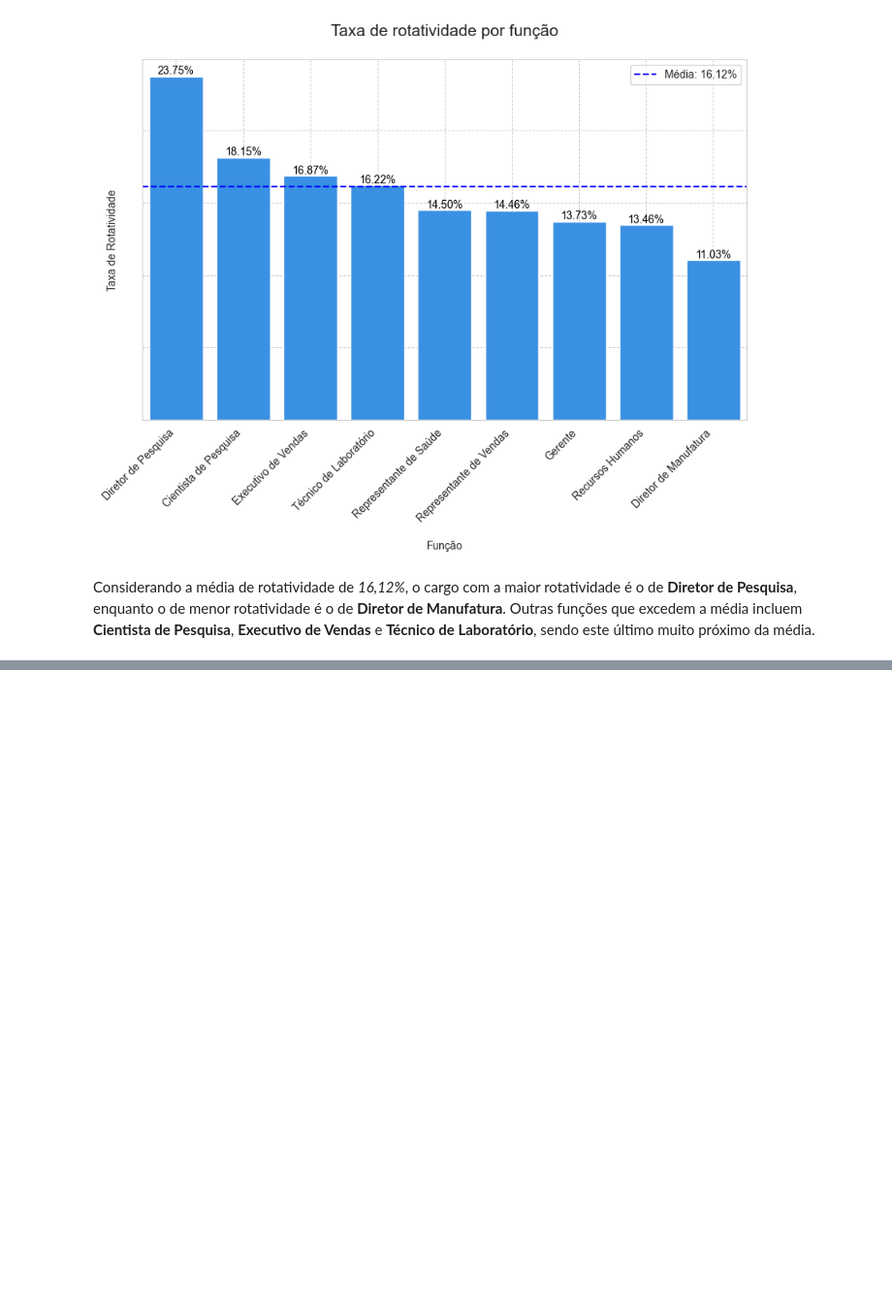
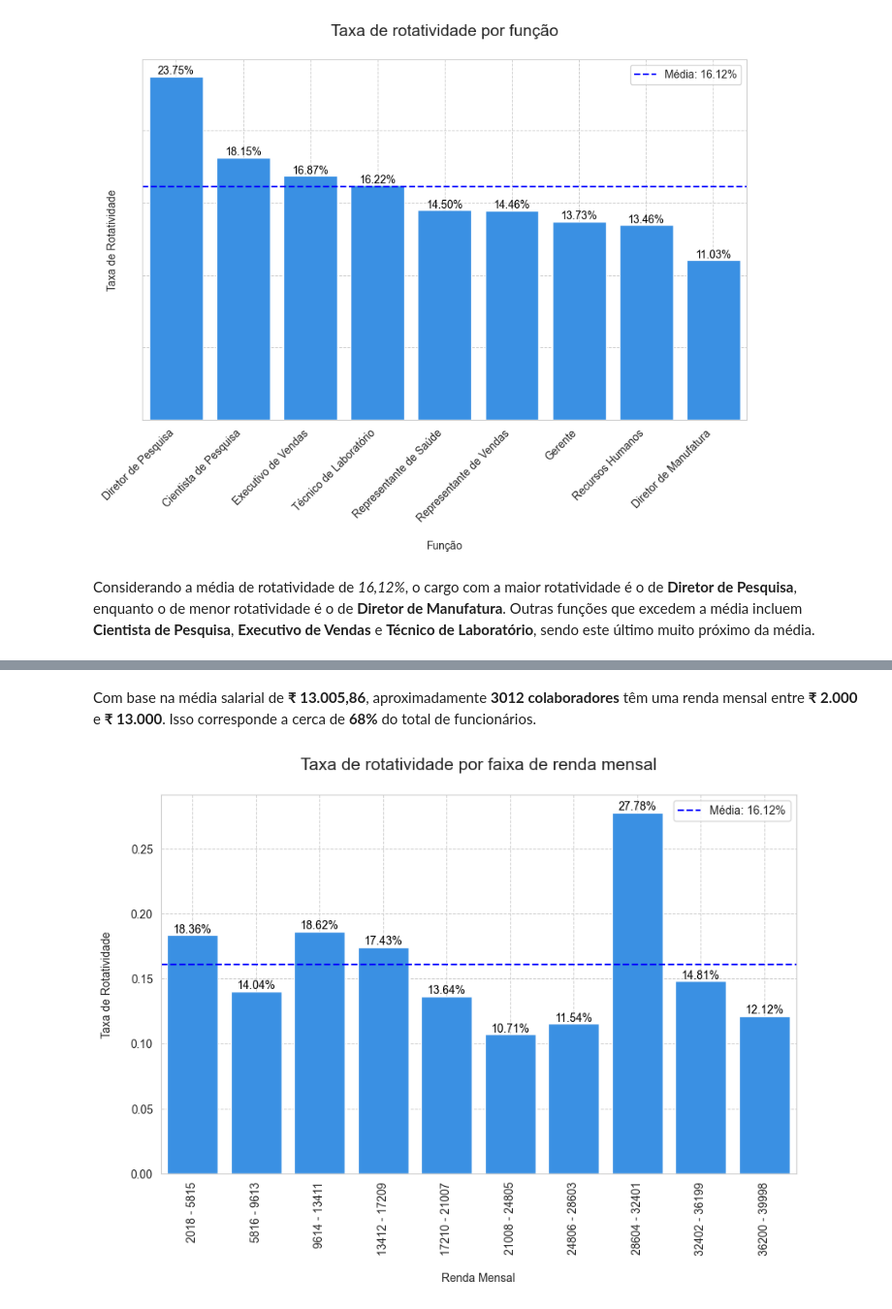
Before and after one commit to emso-exe/Analise_de_rh_-_people_analytics, a Jupyter notebook: 001_analise_de_rh.ipynb, the cells around one changed output, grey strips where cells are left out. Shown at 97% size. Cells and saved outputs as stored; diff of their text form; code cells hidden in the pictures; blank space fills up the shorter version.

```diff
--- a/001_analise_de_rh.ipynb
+++ b/001_analise_de_rh.ipynb
@@ -675,0 +707,49 @@ Considerando a média de rotatividade de _16,12%_, o cargo com a maior rotativid
+# %% [markdown]
+Com base na média salarial de **₹ 13.005,86**, aproximadamente **3012 colaboradores** têm uma renda mensal entre **₹ 2.000** e **₹ 13.000**. Isso corresponde a cerca de **68%** do total de funcionários.
+# %%
+# Definir faixas etárias
+renda_mensal = pd.cut(df_analise['RendaMensal'],
+                      bins=range(2018, 39999, 3798), right=False)
+
+# Calcular a taxa de rotatividade por faixa etária
+rotatividade_por_renda = df_analise.groupby(
+    renda_mensal)['RotatividadeBin'].mean()
+
+# Criar o gráfico de barras
+plt.figure(figsize=(10, 6))
+plot = sns.barplot(x=rotatividade_por_renda.index,
+                   y=rotatividade_por_renda.values, palette=['dodgerblue'])
+
+# Adicionar rótulos e título
+plot.set_title('Taxa de rotatividade por faixa de renda mensal\n', fontsize=15)
+plot.set(xlabel='\nRenda Mensal', ylabel='Taxa de Rotatividade\n')
+plot.tick_params(axis='both', labelsize=10)
+
+# Adicionando linha horizontal para a média
+rotatividade_media = df_analise['RotatividadeBin'].mean()
+plt.axhline(rotatividade_media, color='blue', linestyle='--',
+            label=f'Média: {rotatividade_media:.2%}')
+
+# Adicionar valores sobre as barras
+for p in plot.patches:
+    plot.annotate(f'{p.get_height():.2%}', (p.get_x() + p.get_width() / 2., p.get_height()),
+                  ha='center', va='bottom', fontsize=10, color='black')
+
+# Rotacionando os valores do eixo x
+plt.xticks(rotation=90, ha='center')
+
+# Renomear rótulos do eixo x
+faixa_etaria_labels = ['2018 - 5815', '5816 - 9613', '9614 - 13411', '13412 - 17209', '17210 - 21007',
+                       '21008 - 24805', '24806 - 28603', '28604 - 32401', '32402 - 36199', '36200 - 39998']
+plot.set_xticklabels(faixa_etaria_labels)
+
+# Formatando grade do gráfico
+plt.grid(True, which='both', linestyle='--', linewidth=0.7)
+
+# Adicionando a legenda
+plt.legend()
+
+# Exibindo o gráfico
+plt.show()
+# %% [output]
+[figure, added]
```
Also changed, not shown: parts of 16 cells of this notebook.
